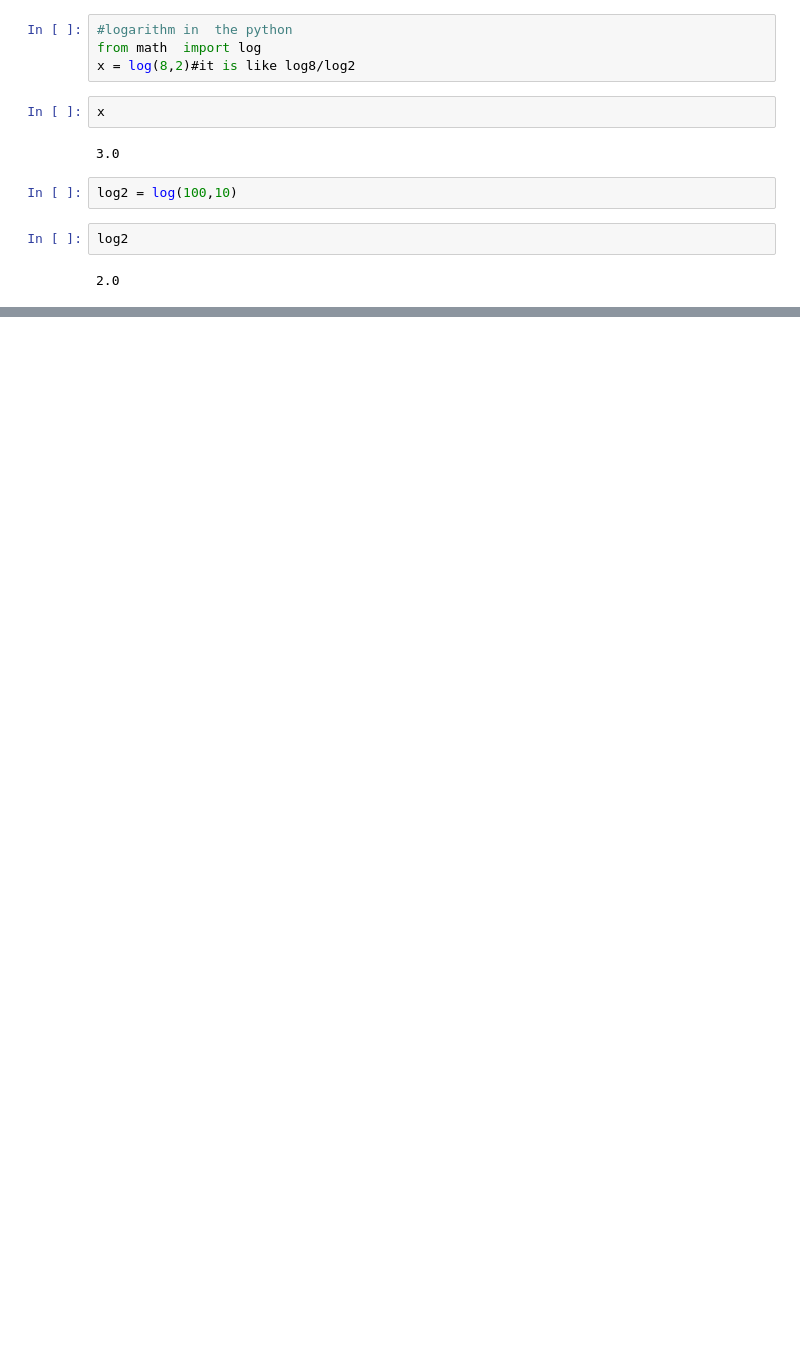
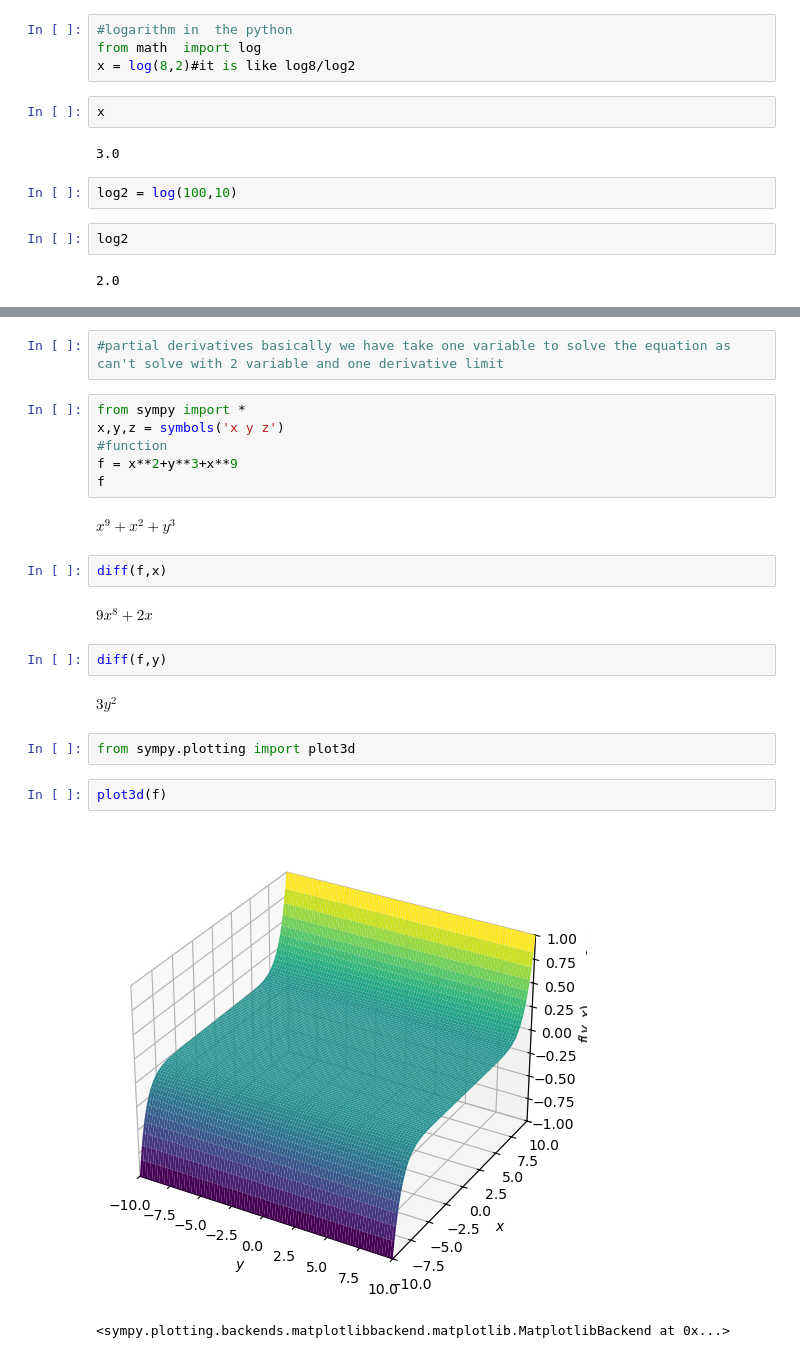
Before and after one commit to Venux09/Data_science_handbook_study, a Jupyter notebook: Maths/maths_17.ipynb, the cells around one changed output, grey strips where cells are left out. Saved outputs shown, nothing was run; the diff lists cells and outputs as text; blank space fills up the shorter version.

```diff
--- a/Maths/maths_17.ipynb
+++ b/Maths/maths_17.ipynb
@@ -105,0 +145,25 @@ log2
+# %%
+#partial derivatives basically we have take one variable to solve the equation as can't solve with 2 variable and one derivative limit
+# %%
+from sympy import *
+x,y,z = symbols('x y z')
+#function
+f = x**2+y**3+x**9
+f
+# %% [output]
+$\displaystyle x^{9} + x^{2} + y^{3}$
+# %%
+diff(f,x)
+# %% [output]
+$\displaystyle 9 x^{8} + 2 x$
+# %%
+diff(f,y)
+# %% [output]
+$\displaystyle 3 y^{2}$
+# %%
+from sympy.plotting import plot3d
+# %%
+plot3d(f)
+# %% [output]
+[figure, added]
+<sympy.plotting.backends.matplotlibbackend.matplotlib.MatplotlibBackend at 0x...>
```
Also changed, not shown: parts of 9 cells of this notebook, 2 other files.
